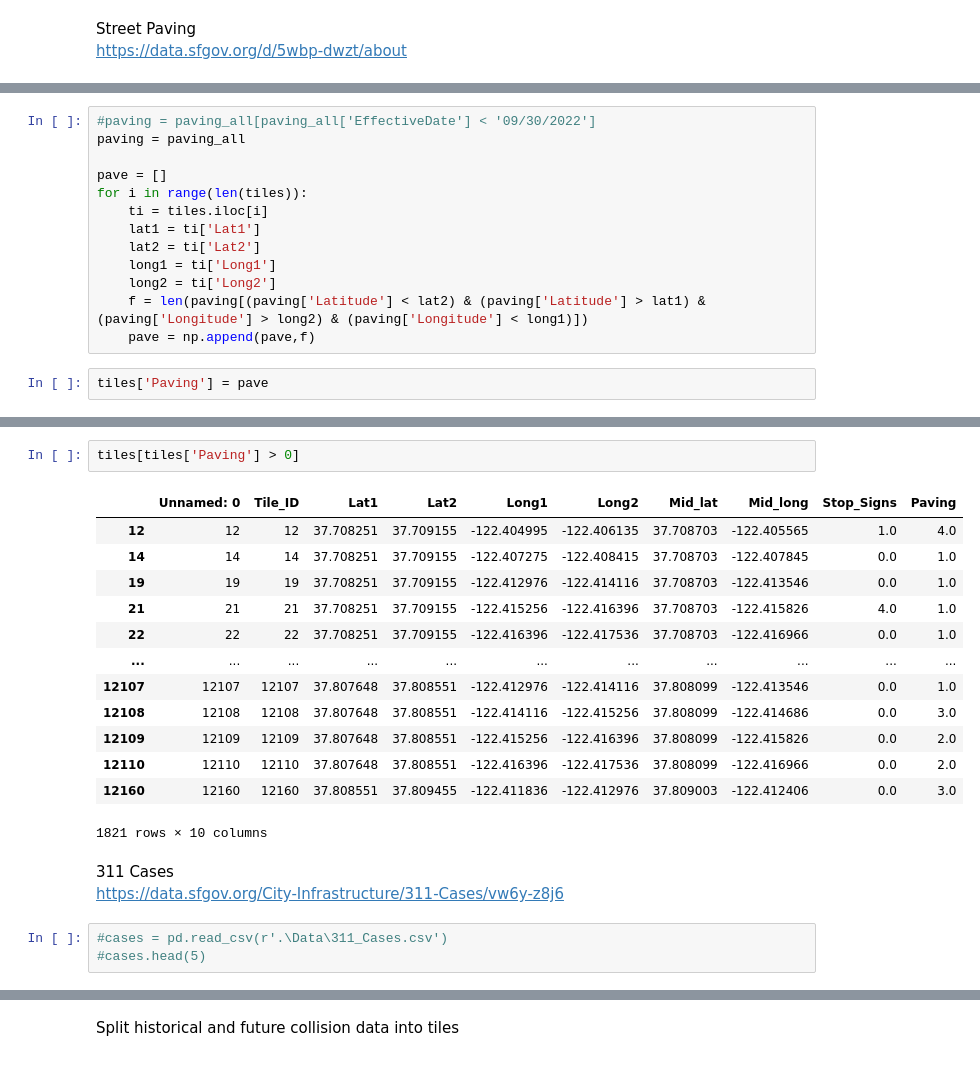
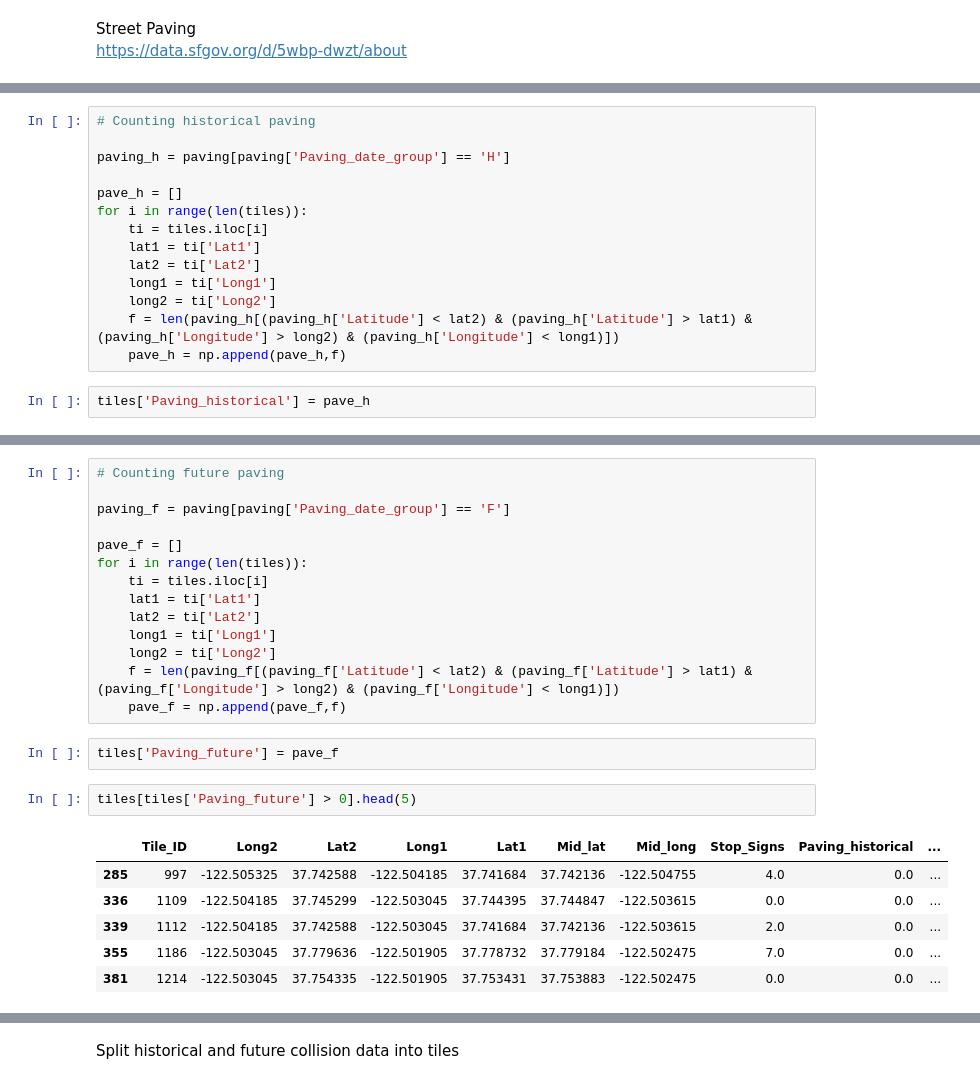
Before and after one commit to arisanguyen/210_Capstone_Aditya_Arisa_Noriel, a Jupyter notebook: Arisa - Expanded Tiles With Street Characteristics.ipynb, the cells around one changed output, grey strips where cells are left out. Drawn from its saved outputs; the diff is of its cells as text.

Commit message:
changes to notebooks for tile processing

```diff
--- a/Arisa - Expanded Tiles With Street Characteristics.ipynb
+++ b/Arisa - Expanded Tiles With Street Characteristics.ipynb
@@ -109,15 +117,16 @@ paving_all.head(5)
 # %%
-#paving = paving_all[paving_all['EffectiveDate'] < '09/30/2022']
-paving = paving_all
+# Counting historical paving
 
-pave = []
+paving_h = paving[paving['Paving_date_group'] == 'H']
+
+pave_h = []
 for i in range(len(tiles)):
     ti = tiles.iloc[i]
     lat1 = ti['Lat1']
     lat2 = ti['Lat2']
     long1 = ti['Long1']
     long2 = ti['Long2']
-    f = len(paving[(paving['Latitude'] < lat2) & (paving['Latitude'] > lat1) & (paving['Longitude'] > long2) & (paving['Longitude'] < long1)])
-    pave = np.append(pave,f)
+    f = len(paving_h[(paving_h['Latitude'] < lat2) & (paving_h['Latitude'] > lat1) & (paving_h['Longitude'] > long2) & (paving_h['Longitude'] < long1)])
+    pave_h = np.append(pave_h,f)
 # %%
-tiles['Paving'] = pave
+tiles['Paving_historical'] = pave_h
@@ -124,22 +142,25 @@ tiles['Paving'] = pave
+# %%
+# Counting future paving
+
+paving_f = paving[paving['Paving_date_group'] == 'F']
+
+pave_f = []
+for i in range(len(tiles)):
+    ti = tiles.iloc[i]
+    lat1 = ti['Lat1']
+    lat2 = ti['Lat2']
+    long1 = ti['Long1']
+    long2 = ti['Long2']
+    f = len(paving_f[(paving_f['Latitude'] < lat2) & (paving_f['Latitude'] > lat1) & (paving_f['Longitude'] > long2) & (paving_f['Longitude'] < long1)])
+    pave_f = np.append(pave_f,f)
+# %%
+tiles['Paving_future'] = pave_f
 # %%
-tiles[tiles['Paving'] > 0]
+tiles[tiles['Paving_future'] > 0].head(5)
 # %% [output]
-|  | Unnamed: 0 | Tile_ID | Lat1 | Lat2 | Long1 | Long2 | Mid_lat | Mid_long | Stop_Signs | Paving |
-| 12 | 12 | 12 | 37.708251 | 37.709155 | -122.404995 | -122.406135 | 37.708703 | -122.405565 | 1.0 | 4.0 |
-| 14 | 14 | 14 | 37.708251 | 37.709155 | -122.407275 | -122.408415 | 37.708703 | -122.407845 | 0.0 | 1.0 |
-| 19 | 19 | 19 | 37.708251 | 37.709155 | -122.412976 | -122.414116 | 37.708703 | -122.413546 | 0.0 | 1.0 |
-| 21 | 21 | 21 | 37.708251 | 37.709155 | -122.415256 | -122.416396 | 37.708703 | -122.415826 | 4.0 | 1.0 |
-| 22 | 22 | 22 | 37.708251 | 37.709155 | -122.416396 | -122.417536 | 37.708703 | -122.416966 | 0.0 | 1.0 |
-| ... | ... | ... | ... | ... | ... | ... | ... | ... | ... | ... |
-| 12107 | 12107 | 12107 | 37.807648 | 37.808551 | -122.412976 | -122.414116 | 37.808099 | -122.413546 | 0.0 | 1.0 |
-| 12108 | 12108 | 12108 | 37.807648 | 37.808551 | -122.414116 | -122.415256 | 37.808099 | -122.414686 | 0.0 | 3.0 |
-| 12109 | 12109 | 12109 | 37.807648 | 37.808551 | -122.415256 | -122.416396 | 37.808099 | -122.415826 | 0.0 | 2.0 |
-| 12110 | 12110 | 12110 | 37.807648 | 37.808551 | -122.416396 | -122.417536 | 37.808099 | -122.416966 | 0.0 | 2.0 |
-| 12160 | 12160 | 12160 | 37.808551 | 37.809455 | -122.411836 | -122.412976 | 37.809003 | -122.412406 | 0.0 | 3.0 |
+|  | Tile_ID | Long2 | Lat2 | Long1 | Lat1 | Mid_lat | Mid_long | Stop_Signs | Paving_historical | ... |
+| 285 | 997 | -122.505325 | 37.742588 | -122.504185 | 37.741684 | 37.742136 | -122.504755 | 4.0 | 0.0 | ... |
+| 336 | 1109 | -122.504185 | 37.745299 | -122.503045 | 37.744395 | 37.744847 | -122.503615 | 0.0 | 0.0 | ... |
+| 339 | 1112 | -122.504185 | 37.742588 | -122.503045 | 37.741684 | 37.742136 | -122.503615 | 2.0 | 0.0 | ... |
+| 355 | 1186 | -122.503045 | 37.779636 | -122.501905 | 37.778732 | 37.779184 | -122.502475 | 7.0 | 0.0 | ... |
+| 381 | 1214 | -122.503045 | 37.754335 | -122.501905 | 37.753431 | 37.753883 | -122.502475 | 0.0 | 0.0 | ... |
-1821 rows × 10 columns
-# %% [markdown]
-311 Cases <br>
-https://data.sfgov.org/City-Infrastructure/311-Cases/vw6y-z8j6
-# %%
-#cases = pd.read_csv(r'.\Data\311_Cases.csv')
-#cases.head(5)
```
Also changed, not shown: parts of 21 cells of this notebook.
